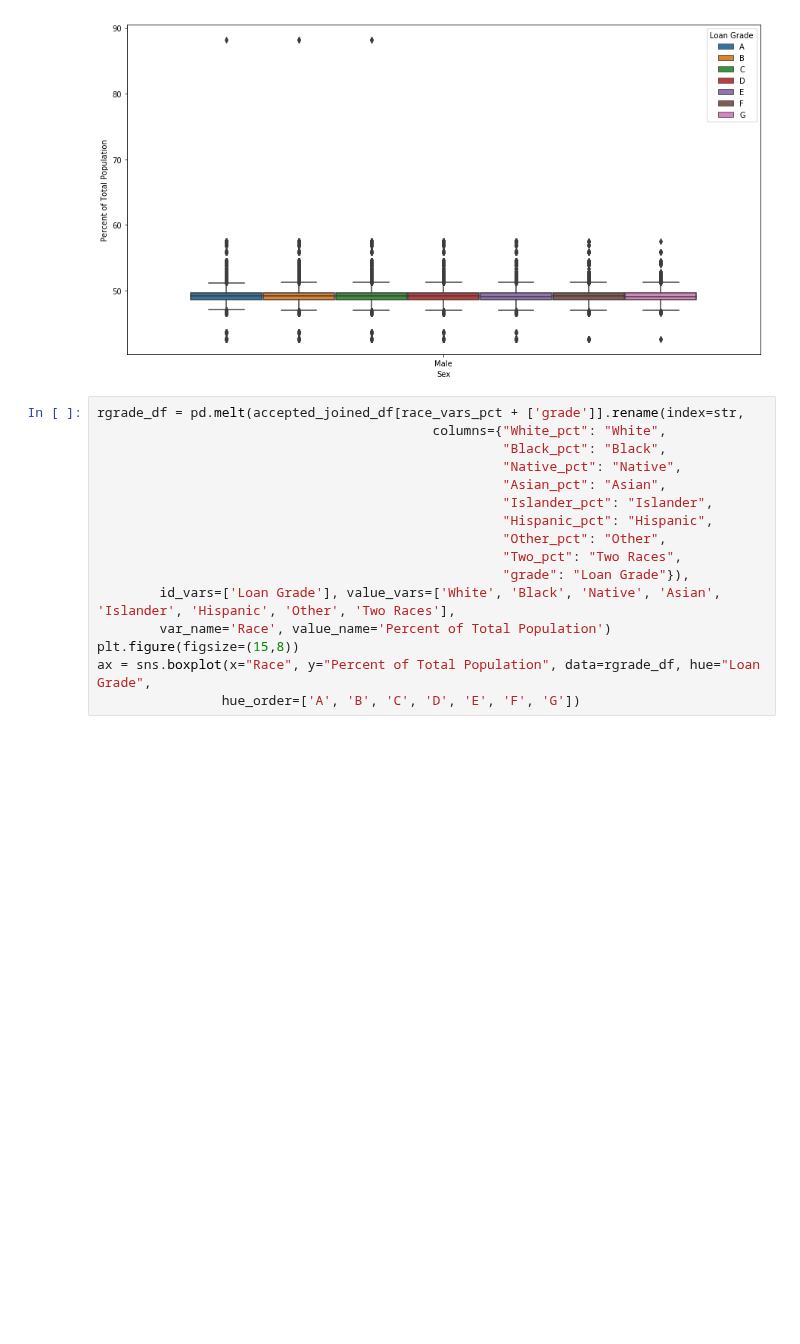
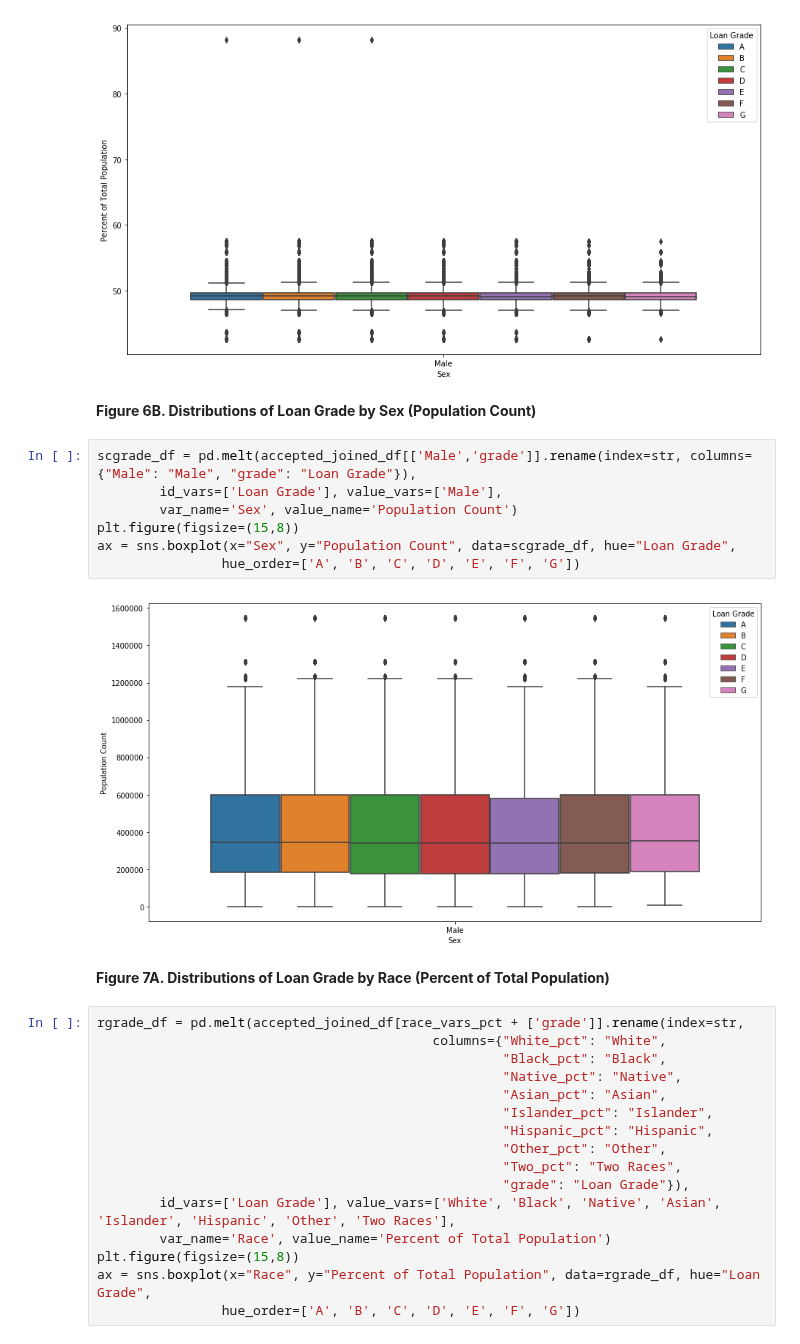
Before and after one commit to CS109Group67/lendingclub, a Jupyter notebook: notebooks/EthicalImplications.ipynb, the cells around one changed output. Drawn from its saved outputs; the diff is of its cells as text; blank space fills up the shorter version.

```diff
--- a/notebooks/EthicalImplications.ipynb
+++ b/notebooks/EthicalImplications.ipynb
@@ -243,6 +257,19 @@ ax = sns.boxplot(x="Sex", y="Percent of Total Population", data=sgrade_df, hue="
                 hue_order=['A', 'B', 'C', 'D', 'E', 'F', 'G'])
 # %% [output]
 [figure]
+# %% [markdown]
+**Figure 6B. Distributions of Loan Grade by Sex (Population Count)**
+# %%
+scgrade_df = pd.melt(accepted_joined_df[['Male','grade']].rename(index=str, columns={"Male": "Male", "grade": "Loan Grade"}),
+        id_vars=['Loan Grade'], value_vars=['Male'],
+        var_name='Sex', value_name='Population Count')
+plt.figure(figsize=(15,8))
+ax = sns.boxplot(x="Sex", y="Population Count", data=scgrade_df, hue="Loan Grade",
+                hue_order=['A', 'B', 'C', 'D', 'E', 'F', 'G'])
+# %% [output]
+[figure, added]
+# %% [markdown]
+**Figure 7A. Distributions of Loan Grade by Race (Percent of Total Population)**
 # %%
 rgrade_df = pd.melt(accepted_joined_df[race_vars_pct + ['grade']].rename(index=str,
                                            columns={"White_pct": "White",
```
Also changed, not shown: parts of 37 cells of this notebook, 17 other files.
